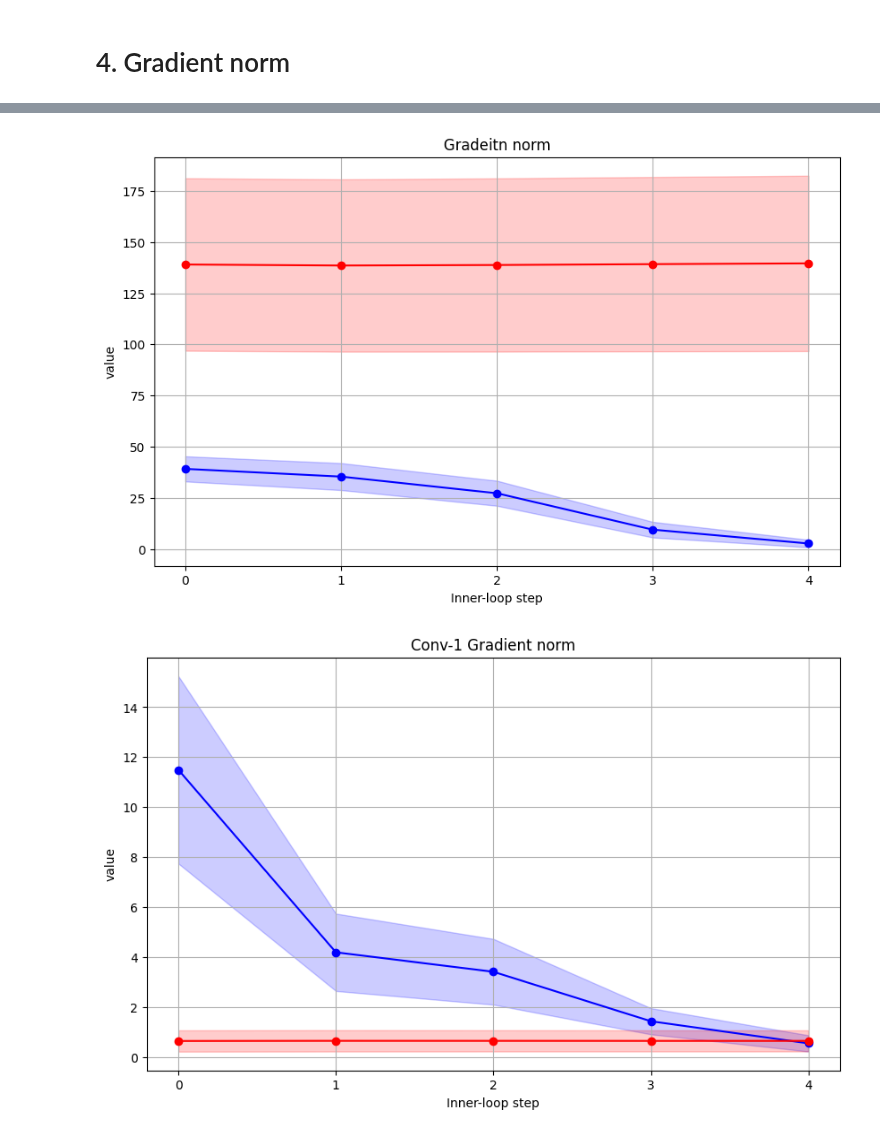
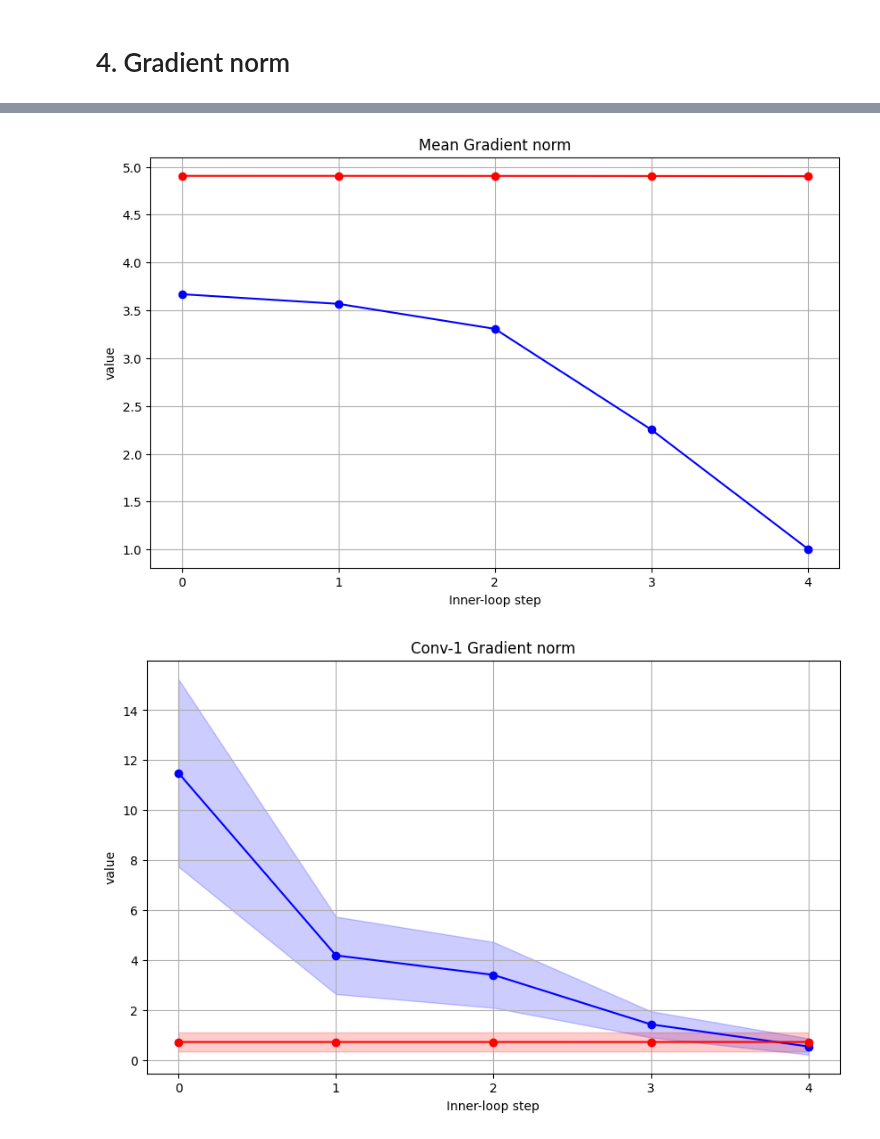
Before and after one commit to SKKUJMLim/MAML, a Jupyter notebook: Test_jupyternotebook/Analytics_integration_Step.ipynb, the cells around one changed output, grey strips where cells are left out. Saved outputs shown, nothing was run; the diff lists cells and outputs as text; code cells hidden in the pictures.

```diff
--- a/Test_jupyternotebook/Analytics_integration_Step.ipynb
+++ b/Test_jupyternotebook/Analytics_integration_Step.ipynb
@@ -402,39 +664,50 @@ arbiter_group_names = arbiter_mean_df.index.tolist()
 arbiter_means = arbiter_mean_df.values
 arbiter_std_devs = arbiter_std_dev_df.values
 
+# # 데이터에 로그 변환 적용
+# maml_means = np.log(maml_means)
+# arbiter_means = np.log(arbiter_means)
 
 # x축 값을 생성합니다
 x = range(len(maml_group_names))
+
+# 데이터에 로그 변환 적용
+maml_means = np.log(maml_means)
+arbiter_means = np.log(arbiter_means)
+
+# # 데이터에 로그 변환 적용
+# maml_std_devs = np.log(maml_std_devs)
+# arbiter_std_devs = np.log(arbiter_std_devs)
 
 # 꺾은선 그래프를 그립니다
 plt.figure(figsize=(10, 6))
 plt.plot(x, maml_means, '-o', color='b', label='MAML')
 plt.plot(x, arbiter_means, '-o', color='r', label='Arbiter')
 
-# 표준 편차 범위를 그림자로 표시합니다
-plt.fill_between(x, maml_means - maml_std_devs, maml_means + maml_std_devs, color='b', alpha=0.2, label='Standard Deviation')
-plt.fill_between(x, arbiter_means - arbiter_std_devs, arbiter_means + arbiter_std_devs, color='r', alpha=0.2, label='Standard Deviation')
+# # 표준 편차 범위를 그림자로 표시합니다
+# plt.fill_between(x, maml_means - maml_std_devs, maml_means + maml_std_devs, color='b', alpha=0.2, label='Standard Deviation')
+# plt.fill_between(x, arbiter_means - arbiter_std_devs, arbiter_means + arbiter_std_devs, color='r', alpha=0.2, label='Standard Deviation')
 
 plt.xticks(x, group_names)
 plt.xlabel('Inner-loop step')
 plt.ylabel('value')
-plt.title('Gradeitn norm')
+plt.title('Mean Gradient norm')
 
 # 격자무늬 추가
 plt.grid(True)
 
 # # y축을 로그 스케일로 설정
 # plt.yscale('log')
 
 # # y축 눈금 형식 변경
 # plt.gca().yaxis.set_major_formatter(ScalarFormatter())
 # plt.gca().yaxis.set_minor_formatter(ScalarFormatter())
 # plt.gca().yaxis.set_minor_locator(plt.LogLocator(base=10.0, subs='auto', numticks=10))
 
 # 그래프를 표시합니다
 plt.show()
 # %% [output]
-[figure, old version]
+[figure, new version]
 # %%
 maml_mean_df = maml_per_inner_loop_step['layer_dict.conv0.conv.weight_grad_L2norm'].mean()
 maml_variance_df = maml_per_inner_loop_step['layer_dict.conv0.conv.weight_grad_L2norm'].var()
```
Also changed, not shown: parts of 23 cells of this notebook.
